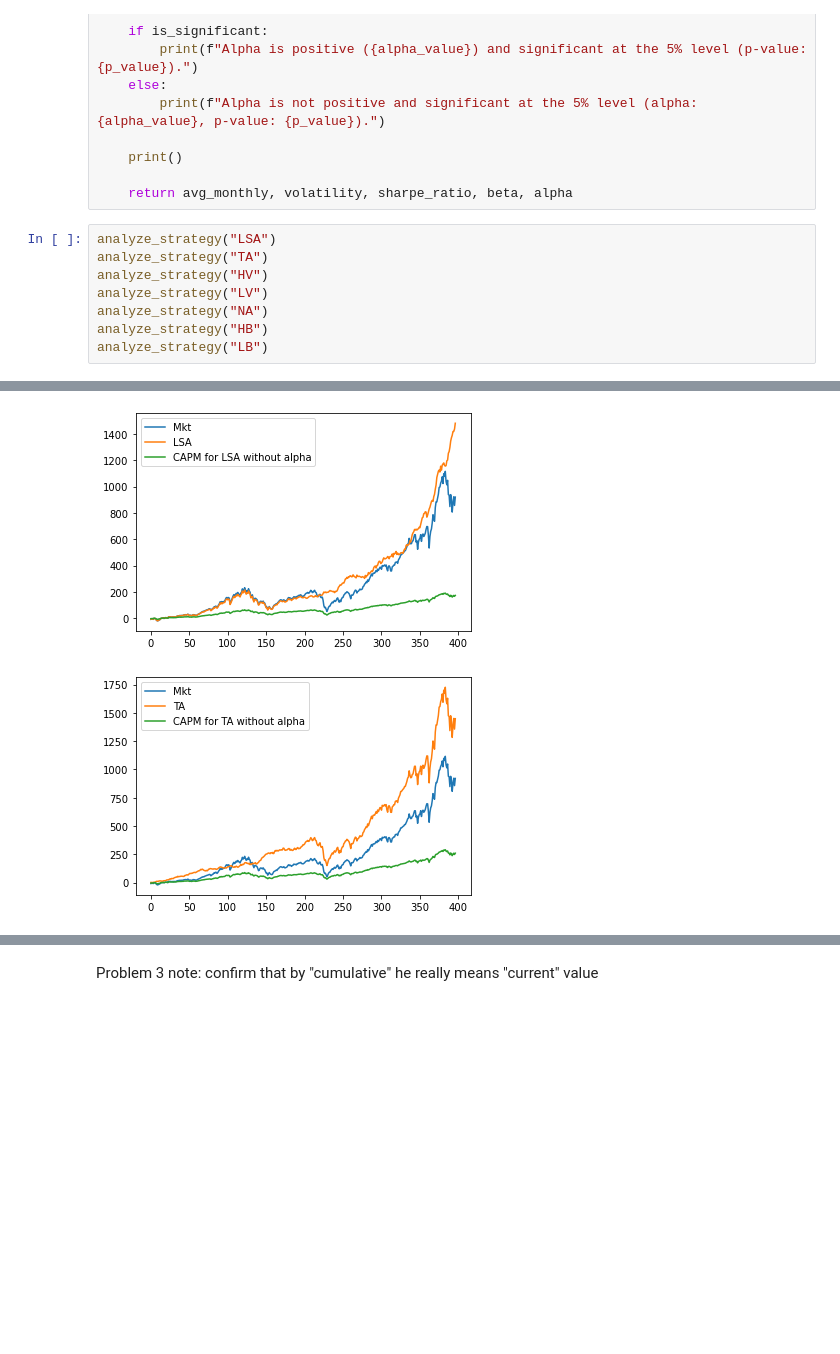
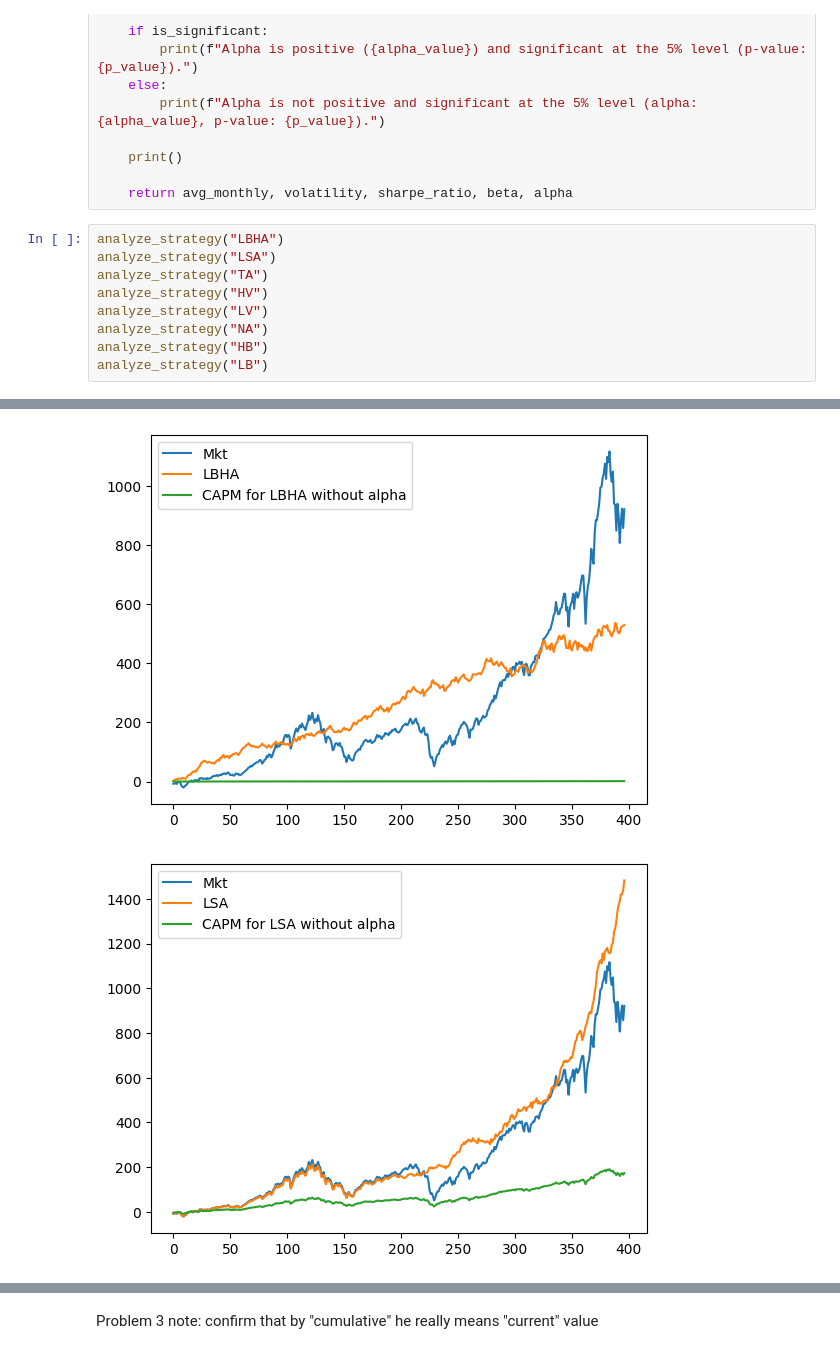
Before and after one commit to jonathoneco/bem114, a Jupyter notebook: Problem Set 1/ps1.ipynb, the cells around one changed output, grey strips where cells are left out. Cells and saved outputs as stored; diff of their text form; blank space fills up the shorter version.

```diff
--- a/Problem Set 1/ps1.ipynb
+++ b/Problem Set 1/ps1.ipynb
@@ -184,6 +184,7 @@ def analyze_strategy(strat="CA", ff=pd.read_csv('data/F-F_Research_Data_Factors.
 
     return avg_monthly, volatility, sharpe_ratio, beta, alpha
 # %%
+analyze_strategy("LBHA")
 analyze_strategy("LSA")
 analyze_strategy("TA")
 analyze_strategy("HV")
@@ -217,2 +218,2 @@ Alpha is positive (0.452943909981592) and significant at the 5% level (p-value:
-[figure, old version]
+[figure, new version]
-[figure, old version]
+[figure, new version]
```
Also changed, not shown: parts of 2 cells of this notebook.
